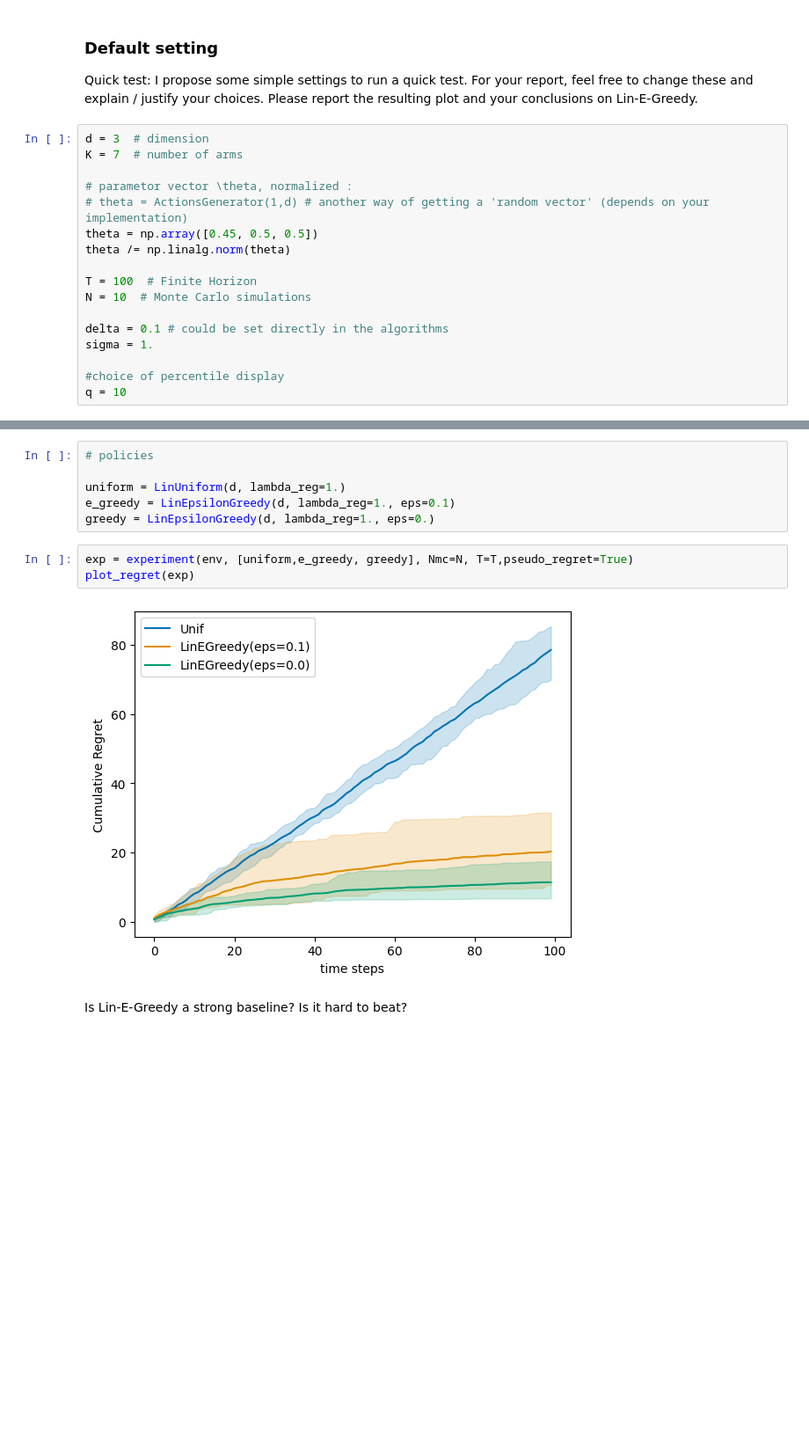
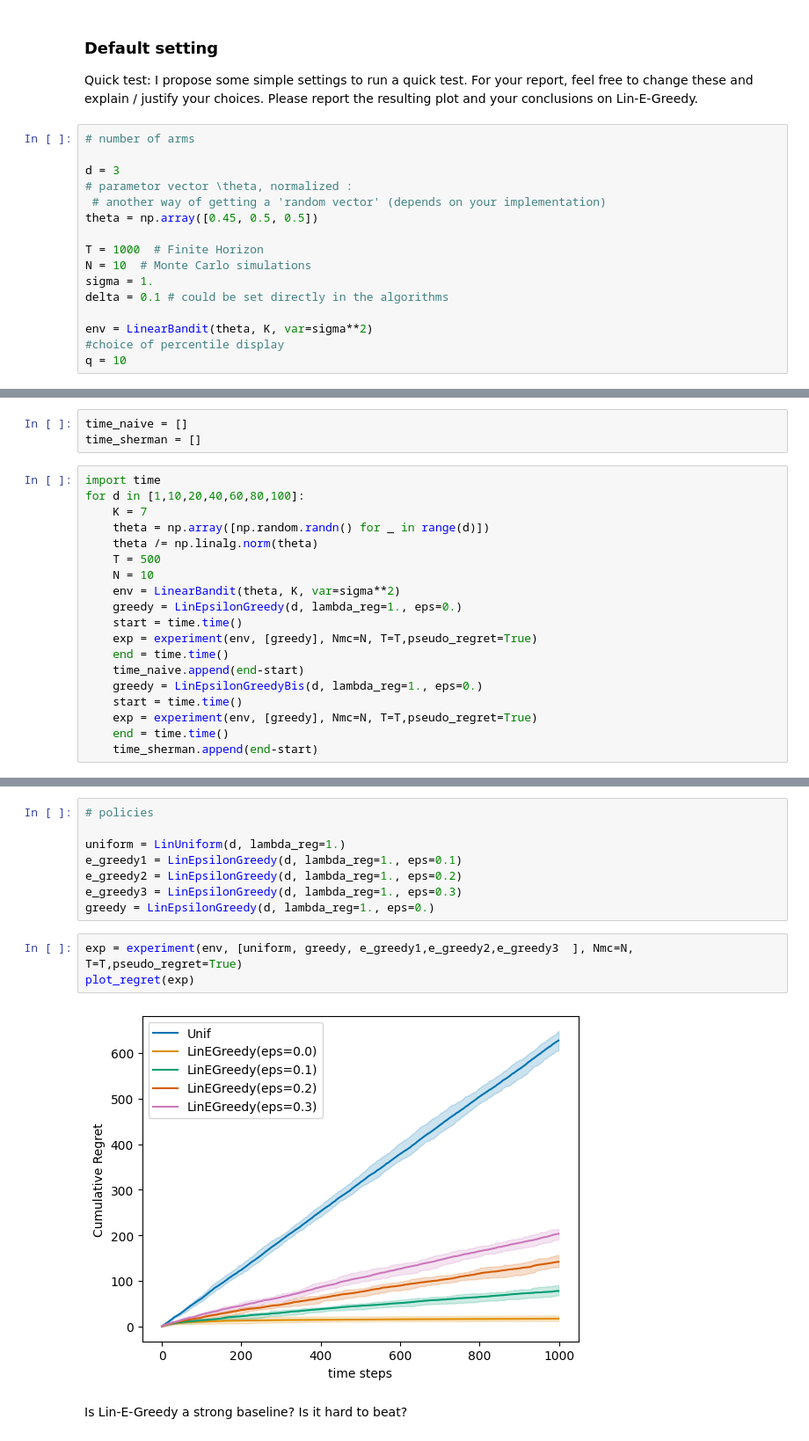
Before and after one commit to arebaine/RL, a Jupyter notebook: StochasticLinearBandits2024_companion_TBC.ipynb, the cells around one changed output, grey strips where cells are left out. Shown: that part at 88% size. Cells and saved outputs as stored; diff of their text form; blank space fills up the shorter version.

```diff
--- a/StochasticLinearBandits2024_companion_TBC.ipynb
+++ b/StochasticLinearBandits2024_companion_TBC.ipynb
@@ -326,19 +427,18 @@ Quick test: I propose some simple settings to run a quick test.
 For your report, feel free to change these and explain / justify your choices.
 Please report the resulting plot and your conclusions on Lin-E-Greedy.
 # %%
-d = 3  # dimension
-K = 7  # number of arms
+# number of arms
 
+d = 3
 # parametor vector \theta, normalized :
-# theta = ActionsGenerator(1,d) # another way of getting a 'random vector' (depends on your implementation)
+ # another way of getting a 'random vector' (depends on your implementation)
 theta = np.array([0.45, 0.5, 0.5])
-theta /= np.linalg.norm(theta)
 
-T = 100  # Finite Horizon
+T = 1000  # Finite Horizon
 N = 10  # Monte Carlo simulations
+sigma = 1.
+delta = 0.1 # could be set directly in the algorithms
 
-delta = 0.1 # could be set directly in the algorithms
-sigma = 1.
-
+env = LinearBandit(theta, K, var=sigma**2)
 #choice of percentile display
 q = 10
@@ -346,0 +445,22 @@ env = LinearBandit(theta, K, var=sigma**2)
+# %%
+time_naive = []
+time_sherman = []
+# %%
+import time
+for d in [1,10,20,40,60,80,100]:
+    K = 7
+    theta = np.array([np.random.randn() for _ in range(d)])
+    theta /= np.linalg.norm(theta)
+    T = 500
+    N = 10
+    env = LinearBandit(theta, K, var=sigma**2)
+    greedy = LinEpsilonGreedy(d, lambda_reg=1., eps=0.)
+    start = time.time()
+    exp = experiment(env, [greedy], Nmc=N, T=T,pseudo_regret=True)
+    end = time.time()
+    time_naive.append(end-start)
+    greedy = LinEpsilonGreedyBis(d, lambda_reg=1., eps=0.)
+    start = time.time()
+    exp = experiment(env, [greedy], Nmc=N, T=T,pseudo_regret=True)
+    end = time.time()
+    time_sherman.append(end-start)
@@ -348,13 +478,15 @@ env = LinearBandit(theta, K, var=sigma**2)
 # policies
 
 uniform = LinUniform(d, lambda_reg=1.)
-e_greedy = LinEpsilonGreedy(d, lambda_reg=1., eps=0.1)
+e_greedy1 = LinEpsilonGreedy(d, lambda_reg=1., eps=0.1)
+e_greedy2 = LinEpsilonGreedy(d, lambda_reg=1., eps=0.2)
+e_greedy3 = LinEpsilonGreedy(d, lambda_reg=1., eps=0.3)
 greedy = LinEpsilonGreedy(d, lambda_reg=1., eps=0.)
 # %%
-exp = experiment(env, [uniform,e_greedy, greedy], Nmc=N, T=T,pseudo_regret=True)
+exp = experiment(env, [uniform, greedy, e_greedy1,e_greedy2,e_greedy3  ], Nmc=N, T=T,pseudo_regret=True)
 plot_regret(exp)
 # %% [output]
-[figure, old version]
+[figure, new version]
 # %% [markdown]
 Is Lin-E-Greedy a strong baseline? Is it hard to beat?
 # %% [markdown]
```
Also changed, not shown: parts of 19 cells of this notebook.
